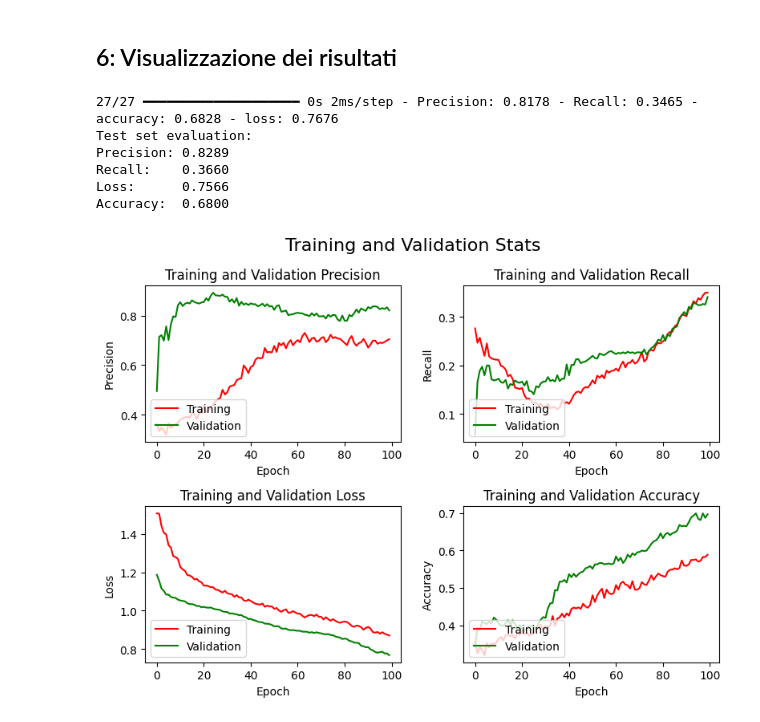
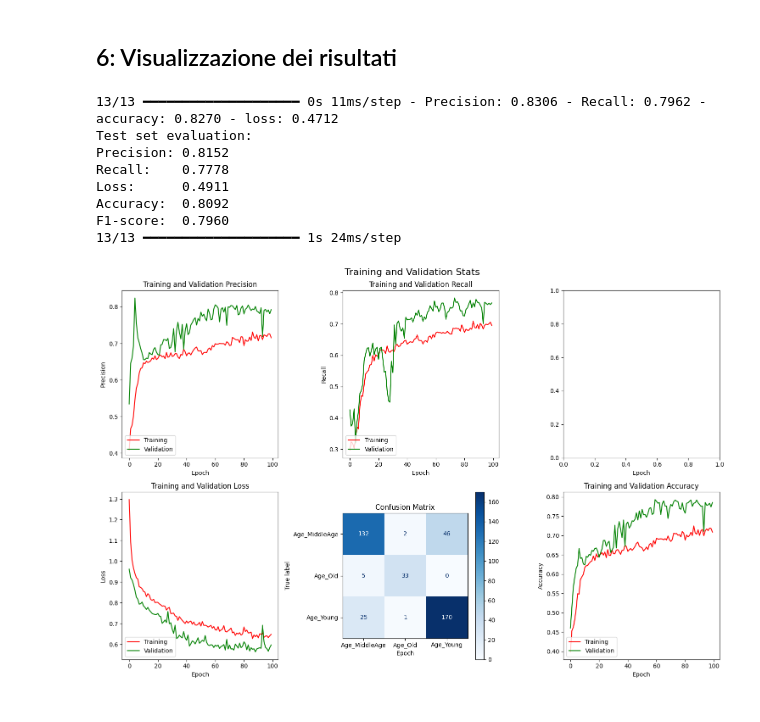
Before and after one commit to LucaPrevi0o/DeepLearning, a Jupyter notebook: Main.ipynb, the cells around one changed output. Saved outputs shown, nothing was run; the diff lists cells and outputs as text; code cells hidden in the pictures.

Commit message:
Modified the dataset input and tuning of hyperparameters

```diff
--- a/Main.ipynb
+++ b/Main.ipynb
@@ -51,7 +52,7 @@ To enable the following instructions: AVX2 AVX_VNNI FMA, in other operations, re
 # %%
 net_layers = [
     [32, 'relu', 0.2] for _ in range(2)] + [
-    [48, 'relu', 0.2] for _ in range(5)] + [
+    [64, 'relu', 0.2] for _ in range(5)] + [
     [32, 'relu', 0.5] for _ in range(2)
 ]
 num_epochs = 100 # Number of epochs
@@ -63,29 +64,29 @@ def dataset_augmentation(dataset: pd.DataFrame, target_count = 1000, column_augm
 
     col_key     = column_augmentation[0] # key column for filtering
     col_val     = column_augmentation[1] # value to filter by
-    old_samples = dataset[dataset[col_key] == col_val].copy() # filter samples
+    Old_samples = dataset[dataset[col_key] == col_val].copy() # filter samples
 
     # check if there are any samples to augment
-    if len(old_samples) == 0:
+    if len(Old_samples) == 0:
         print(f"WARNING: No samples found for {col_val} in column {col_key} for data augmentation.")
         return dataset
 
     # check if the number of samples is already sufficient
-    if len(old_samples) >= target_count:
+    if len(Old_samples) >= target_count:
         print(f"WARNING: Number of samples for {col_val} in column {col_key} is already sufficient.")
         return dataset
 
     print(f"Target number of values for {col_val}: {target_count}")
-    print(f"Number of samples found: {len(old_samples)}")
+    print(f"Number of samples found: {len(Old_samples)}")
 
-    num_cols = old_samples.keys()[1 : -1] # skip first and last column (not numeric features)
+    num_cols = Old_samples.keys()[1 : -1] # skip first and last column (not numeric features)
 
     synthetic_samples = []
-    samples_needed    = target_count - len(old_samples)
+    samples_needed    = target_count - len(Old_samples)
 
     for i in range(samples_needed):
 
-        base_sample = old_samples.sample(n = 1).iloc[0].copy() # base sample from 'Old' samples
+        base_sample = Old_samples.sample(n = 1).iloc[0].copy() # base sample from 'Old' samples
 
         for col in num_cols: # add noise to numeric columns
             noise_factor     = np.random.uniform(0.02, 0.08)
@@ -114,12 +115,13 @@ Classificazione dell'età di un *abalone*, a seconda delle misure fisiche effett
 # %%
 try:
 
-  dataset = pd.read_csv("./Dataset.csv") # load the dataset
+  dataset = pd.read_csv("./Shuffled_Dataset.csv") # load the dataset
 
   dataset['Sex'] = le().fit_transform(dataset['Sex']) # label encoding for column 'Sex'
-
+  """
   for val in dataset['Age'].unique(): # Dataset augmentation
     dataset = dataset_augmentation(dataset, target_count = 600, column_augmentation = ['Age', val])
+  """
 
   # One-hot encoding for column 'Age'
   column     = 'Age'
@@ -136,7 +138,7 @@ try:
 
   # Second split: 50% validation, 50% test from the 30% combined set
   X_val, X_test, Y_val, Y_test = train_test_split(
-    X_combined, Y_combined, test_size = 0.5, random_state = 42)
+    X_combined, Y_combined, test_size = 0.3, random_state = 42)
 
   print("\nTraining set shape:  ", X_train.shape, Y_train.shape)
   print("Validation set shape:", X_val.shape, Y_val.shape)
@@ -193,9 +189,9 @@ Model: "sequential_1"
 ## 5: Compilazione e training del modello generato
 # %%
 lr_schedule = ExponentialDecay(
-    initial_learning_rate = 1e-4, # Starting learning rate
-    decay_steps           = 20e3, # Number of steps before decay
-    decay_rate            = 0.90, # Multiplicative decay factor
+    initial_learning_rate = 1e-3, # Starting learning rate
+    decay_steps           = 2e3, # Number of steps before decay
+    decay_rate            = 0.9, # Multiplicative decay factor
 )
 
 model.compile(
@@ -206,7 +202,7 @@ model.compile(
 
 early_stop = EarlyStopping(
      monitor              = 'val_loss',
-     patience             = 10,
+     patience             = 20,
      restore_best_weights = True
  )
 
@@ -255,7 +251,7 @@ print(f"Loss:      {eval['loss']:.4f}")
 print(f"Accuracy:  {eval['accuracy']:.4f}")
 print(f"F1-score:  {2 * (eval['Precision'] * eval['Recall']) / (eval['Precision'] + eval['Recall']):.4f}")
 
-fig, plots = plt.subplots(2, 3, figsize = (8, 6)) # Create a figure with 2 subplots
+fig, plots = plt.subplots(2, 3, figsize = (15, 10)) # Create a figure with 2 subplots
 fig.suptitle('Training and Validation Stats', fontsize = 16)
 
 # Training and validation precision
@@ -276,36 +272,38 @@ plots[0, 1].legend(loc = 'lower left') # add legend to the plot in lower left co
 plots[1, 0].set_title('Training and Validation Loss') # Set title for the third subplot
 plots[1, 0].plot(history.history['loss'],     label = 'Training',   color = 'red')   # plot 1
 plots[1, 0].plot(history.history['val_loss'], label = 'Validation', color = 'green') # plot 2
 plots[1, 0].set_ylabel('Loss')  # Set y-axis label
 plots[1, 0].legend(loc = 'lower left') # add legend to the plot in lower left corner
 
 # Training and validation accuracy
 plots[1, 2].set_title('Training and Validation Accuracy') # Set title for the fourth subplot
 plots[1, 2].plot(history.history['accuracy'],     label = 'Training',   color = 'red')   # plot 1
 plots[1, 2].plot(history.history['val_accuracy'], label = 'Validation', color = 'green') # plot 2
 plots[1, 2].set_ylabel('Accuracy') # Set y-axis label
 plots[1, 2].legend(loc = 'lower left') # add legend to the plot in lower left corner
 
 #plot confusion matrix
 
 y_pred = model.predict(X_test) # Predict on the test set
 y_pred_classes = np.argmax(y_pred, axis = 1) # Get predicted classes
 y_true_classes = np.argmax(Y_test.values, axis = 1) # Get true classes
 cm = confusion_matrix(y_true_classes, y_pred_classes) # Compute confusion matrix
 cm_display = ConfusionMatrixDisplay(confusion_matrix = cm, display_labels = Y.columns) # Create confusion matrix display
 cm_display.plot(ax = plots[1, 1], cmap = 'Blues') # Plot confusion matrix on the last subplot
 plots[1, 1].set_title('Confusion Matrix') # Set title for the confusion matrix subplot
 
 for plot in plots.flat:
     plot.set_xlabel('Epoch') # Set x-axis label in all subplots
 
 fig.tight_layout() # Adjust layout to prevent overlap
 plt.show()         # Show the plots
 # %% [output]
-27/27 ━━━━━━━━━━━━━━━━━━━━ 0s 2ms/step - Precision: 0.8178 - Recall: 0.3465 - accuracy: 0.6828 - loss: 0.7676
+13/13 ━━━━━━━━━━━━━━━━━━━━ 0s 11ms/step - Precision: 0.8306 - Recall: 0.7962 - accuracy: 0.8270 - loss: 0.4712
 Test set evaluation:
-Precision: 0.8289
-Recall:    0.3660
-Loss:      0.7566
-Accuracy:  0.6800
+Precision: 0.8152
+Recall:    0.7778
+Loss:      0.4911
+Accuracy:  0.8092
+F1-score:  0.7960
+13/13 ━━━━━━━━━━━━━━━━━━━━ 1s 24ms/step
-[figure, old version]
+[figure, new version]
```
Also changed, not shown: parts of 5 cells of this notebook.
